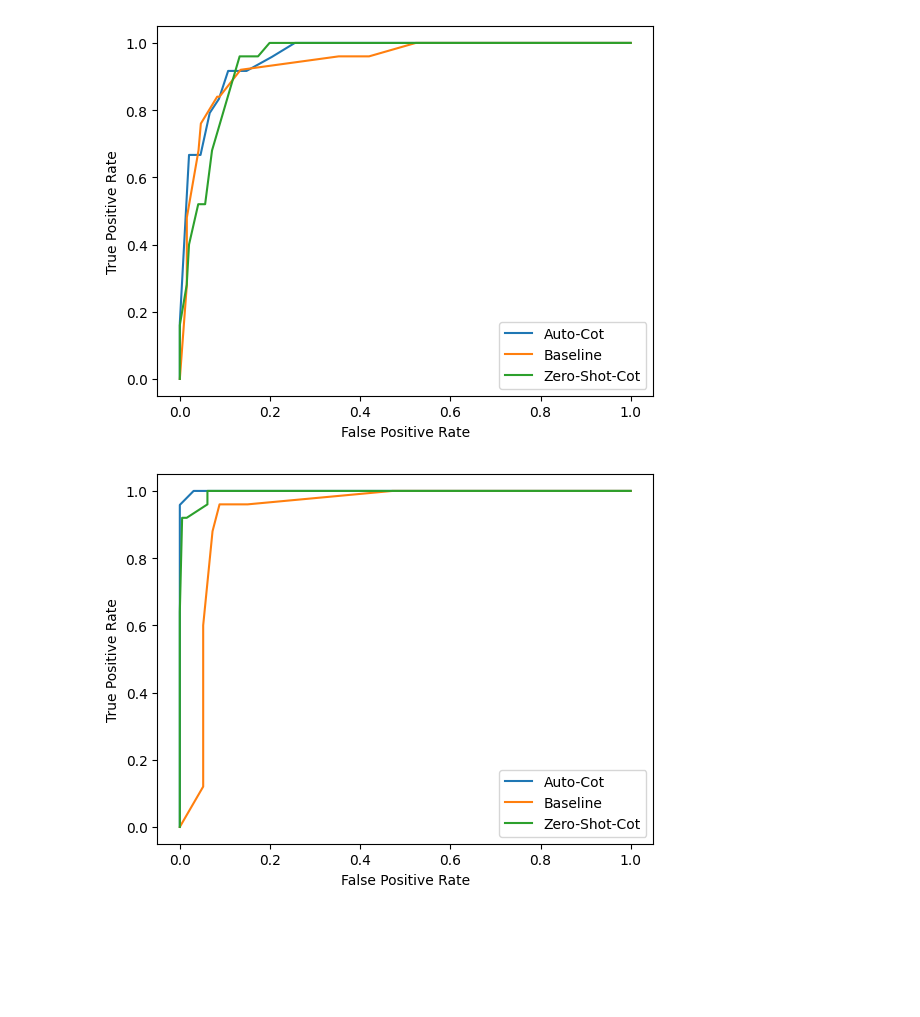
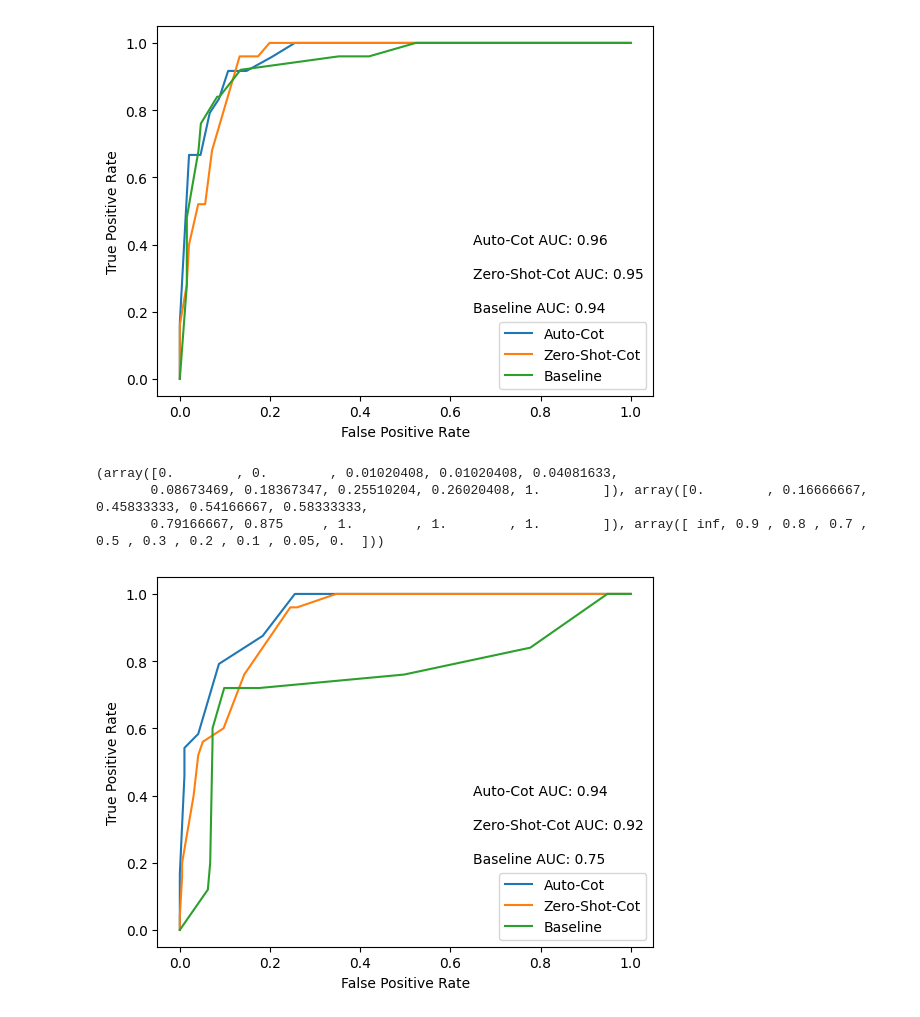
Before and after one commit to paulburkhardt/Entity-Matching-With-LLMs, a Jupyter notebook: notebooks/roc_curve.ipynb, the cells around one changed output. Cells and saved outputs as stored; diff of their text form; code cells hidden in the pictures; blank space fills up the shorter version.

```diff
--- a/notebooks/roc_curve.ipynb
+++ b/notebooks/roc_curve.ipynb
@@ -6,10 +10,4 @@ import matplotlib.pyplot as plt
 # %%
-df_auto_cot = pd.read_csv("../datasets/error_analysis/auto_gpt3_gpt3_50_50_generations_merged.csv")
-df_baseline = pd.read_csv("../datasets/error_analysis/baseline_zero_shot_gpt3_50_50_merged.csv")
-df_zero_shot_cot = pd.read_csv("../datasets/error_analysis/zero_shot_cot_50_50_merged.csv")
-
-
-
 
 
 # turn from % string into decimal
@@ -22,13 +20,14 @@ def convert_percentage(percentage):
         raise ValueError("Unexpected data type in 'confidence' column")
 
 def get_metrics(df) -> (np.ndarray, np.ndarray, np.ndarray):
-    df.dropna(subset=['label', 'confidence'], inplace=True)
+    df.dropna(subset=['similarity', 'confidence'], inplace=True)
 
 
     # drop all rows with no % in confidence or similarity column
     df = df[df['confidence'].str.contains('%')]
     df = df[df['similarity'].str.contains('%')]
     labels = df['label'].to_numpy()
+    predicted_labels = df['predicted_label'].to_numpy()
 
     confidences = df['confidence'].to_numpy()
 
@@ -38,8 +37,8 @@ def get_metrics(df) -> (np.ndarray, np.ndarray, np.ndarray):
 
     similarities = np.array([convert_percentage(similarity) for similarity in similarities])
 
-    # flip all values in the confidences array when the label is False
-    confidences = np.where(labels == False, 1 - confidences, confidences)
+    # flip all values in the confidences array when the predicted label is False
+    confidences = np.where(predicted_labels == False, 1 - confidences, confidences)
 
     # if True turn to 1 else 0
     labels = np.where(labels == True, 1, 0)
@@ -74,11 +73,21 @@ confidences_zero_shot_cot, similarities_zero_shot_cot, labels_zero_shot_cot = ge
 fpr, tpr, _ = metrics.roc_curve(labels_auto_cot,  similarities_auto_cot)
 plt.plot(fpr,tpr, label="Auto-Cot")
 
+fpr, tpr, _ = metrics.roc_curve(labels_zero_shot_cot,  similarities_zero_shot_cot)
+plt.plot(fpr,tpr, label="Zero-Shot-Cot")
+
 fpr, tpr, _ = metrics.roc_curve(labels_baseline,  similarities_baseline)
 plt.plot(fpr,tpr, label="Baseline")
 
-fpr, tpr, _ = metrics.roc_curve(labels_zero_shot_cot,  similarities_zero_shot_cot)
-plt.plot(fpr,tpr, label="Zero-Shot-Cot")
+# calculate the AUC for each model
+auc_auto_cot = metrics.roc_auc_score(labels_auto_cot, similarities_auto_cot)
+auc_baseline = metrics.roc_auc_score(labels_baseline, similarities_baseline)
+auc_zero_shot_cot = metrics.roc_auc_score(labels_zero_shot_cot, similarities_zero_shot_cot)
+
+# show the AUC for each model on the plot
+plt.text(0.65, 0.4, "Auto-Cot AUC: {:.2f}".format(auc_auto_cot), fontsize=10)
+plt.text(0.65, 0.3, "Zero-Shot-Cot AUC: {:.2f}".format(auc_zero_shot_cot), fontsize=10)
+plt.text(0.65, 0.2, "Baseline AUC: {:.2f}".format(auc_baseline), fontsize=10)
 
 plt.legend(loc="lower right")
 # fpr, tpr, _ = metrics.roc_curve(labels_auto_cot,  confidences_auto_cot)
@@ -94,29 +103,36 @@ plt.ylabel('True Positive Rate')
 plt.xlabel('False Positive Rate')
 plt.show()
 # %% [output]
-[figure, old version]
+[figure, new version]
 # %%
 fpr, tpr, _ = metrics.roc_curve(labels_auto_cot,  confidences_auto_cot)
 plt.plot(fpr,tpr, label="Auto-Cot")
 
+fpr, tpr, _ = metrics.roc_curve(labels_zero_shot_cot,  confidences_zero_shot_cot)
+plt.plot(fpr,tpr, label="Zero-Shot-Cot")
+
 fpr, tpr, _ = metrics.roc_curve(labels_baseline,  confidences_baseline)
 plt.plot(fpr,tpr, label="Baseline")
 
-fpr, tpr, _ = metrics.roc_curve(labels_zero_shot_cot,  confidences_zero_shot_cot)
-plt.plot(fpr,tpr, label="Zero-Shot-Cot")
+print(metrics.roc_curve(labels_auto_cot,  confidences_auto_cot))
+
+# calculate the AUC for each model
+auc_auto_cot = metrics.roc_auc_score(labels_auto_cot, confidences_auto_cot)
+auc_baseline = metrics.roc_auc_score(labels_baseline, confidences_baseline)
+auc_zero_shot_cot = metrics.roc_auc_score(labels_zero_shot_cot, confidences_zero_shot_cot)
+
+# show the AUC for each model on the plot
+plt.text(0.65, 0.4, "Auto-Cot AUC: {:.2f}".format(auc_auto_cot), fontsize=10)
+plt.text(0.65, 0.3, "Zero-Shot-Cot AUC: {:.2f}".format(auc_zero_shot_cot), fontsize=10)
+plt.text(0.65, 0.2, "Baseline AUC: {:.2f}".format(auc_baseline), fontsize=10)
 
 plt.legend(loc="lower right")
-# fpr, tpr, _ = metrics.roc_curve(labels_auto_cot,  confidences_auto_cot)
-# plt.plot(fpr,tpr)
-
-# fpr, tpr, _ = metrics.roc_curve(labels_baseline,  confidences_baseline)
-# plt.plot(fpr,tpr)
-
-# fpr, tpr, _ = metrics.roc_curve(labels_zero_shot_cot,  confidences_zero_shot_cot)
-# plt.plot(fpr,tpr)
 
 plt.ylabel('True Positive Rate')
 plt.xlabel('False Positive Rate')
 plt.show()
 # %% [output]
+(array([0.        , 0.        , 0.01020408, 0.01020408, 0.04081633,
+       0.08673469, 0.18367347, 0.25510204, 0.26020408, 1.        ]), array([0.        , 0.16666667, 0.45833333, 0.54166667, 0.58333333,
+       0.79166667, 0.875     , 1.        , 1.        , 1.        ]), array([ inf, 0.9 , 0.8 , 0.7 , 0.5 , 0.3 , 0.2 , 0.1 , 0.05, 0.  ]))
-[figure, old version]
+[figure, new version]
```
Also changed, not shown: parts of 4 cells of this notebook, 11 other files.
